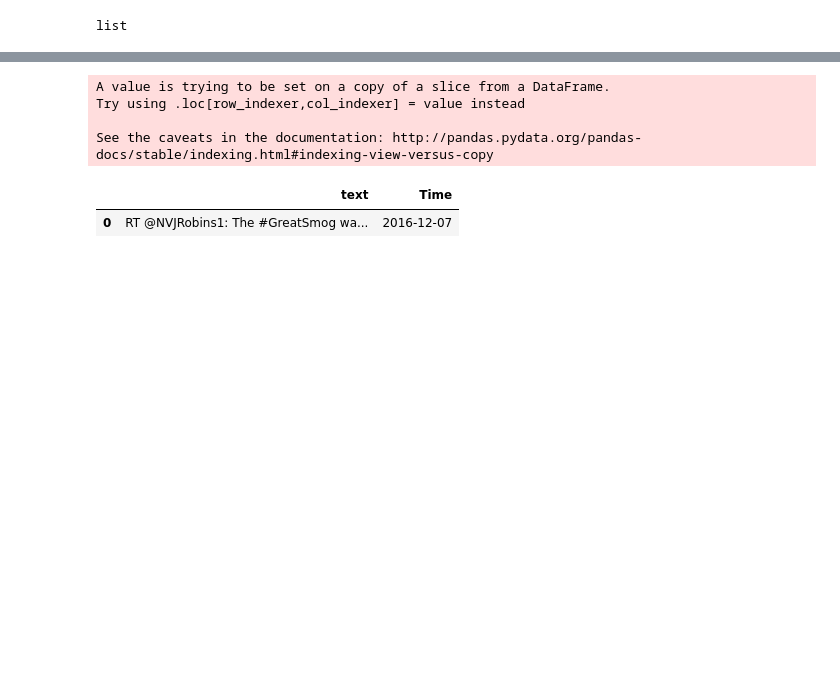
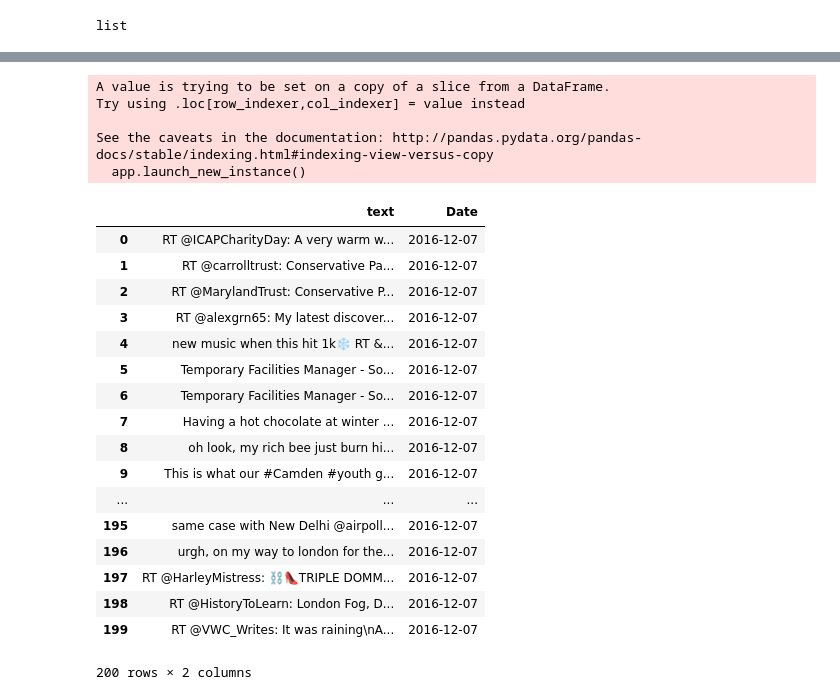
Before and after one commit to ra161/Weather, a Jupyter notebook: TwitterWeatherPull.ipynb, the cells around one changed output, grey strips where cells are left out. Cells and saved outputs as stored; diff of their text form; code cells hidden in the pictures; blank space fills up the shorter version.

```diff
--- a/TwitterWeatherPull.ipynb
+++ b/TwitterWeatherPull.ipynb
@@ -132,19 +116,33 @@ Name: created_at, dtype: object
-# %%
-dffinal = df[['text']]
-
-time_split = dffiltered['created_at'].str.split(' ')
-
-if time_split[0][1] == 'Dec':
-    time_month = '12'
-if time_split[0][1] == 'Jan':
-    time_month = '01'
-
-dffinal['Time'] = time_split[0][5] + '-' + time_month + '-' + time_split[0][2]
-dffinal
-# %% [output]
-A value is trying to be set on a copy of a slice from a DataFrame.
-Try using .loc[row_indexer,col_indexer] = value instead
-
-See the caveats in the documentation: http://pandas.pydata.org/pandas-docs/stable/indexing.html#indexing-view-versus-copy
-|  | text | Time |
-| 0 | RT @NVJRobins1: The #GreatSmog wa... | 2016-12-07 |
+# %%
+tx = df['text'].str.encode('utf-8')  # Gets rid of \ errors in text that prevent the writing to csv
+# %%
+df['text'] = tx
+# %%
+dffinal = df[['text']]
+dffinal['Date'] = (pd.to_datetime(df['created_at'])).dt.date
+
+dffinal
+# %% [output]
+A value is trying to be set on a copy of a slice from a DataFrame.
+Try using .loc[row_indexer,col_indexer] = value instead
+
+See the caveats in the documentation: http://pandas.pydata.org/pandas-docs/stable/indexing.html#indexing-view-versus-copy
+  app.launch_new_instance()
+|  | text | Date |
+| 0 | RT @ICAPCharityDay: A very warm w... | 2016-12-07 |
+| 1 | RT @carrolltrust: Conservative Pa... | 2016-12-07 |
+| 2 | RT @MarylandTrust: Conservative P... | 2016-12-07 |
+| 3 | RT @alexgrn65: My latest discover... | 2016-12-07 |
+| 4 | new music when this hit 1k❄️ RT &... | 2016-12-07 |
+| 5 | Temporary Facilities Manager - So... | 2016-12-07 |
+| 6 | Temporary Facilities Manager - So... | 2016-12-07 |
+| 7 | Having a hot chocolate at winter ... | 2016-12-07 |
+| 8 | oh look, my rich bee just burn hi... | 2016-12-07 |
+| 9 | This is what our #Camden #youth g... | 2016-12-07 |
+| ... | ... | ... |
+| 195 | same case with New Delhi @airpoll... | 2016-12-07 |
+| 196 | urgh, on my way to london for the... | 2016-12-07 |
+| 197 | RT @HarleyMistress: ⛓👠TRIPLE DOMM... | 2016-12-07 |
+| 198 | RT @HistoryToLearn: London Fog, D... | 2016-12-07 |
+| 199 | RT @VWC_Writes: It was raining\nA... | 2016-12-07 |
+200 rows × 2 columns
```
Also changed, not shown: parts of 9 cells of this notebook.
